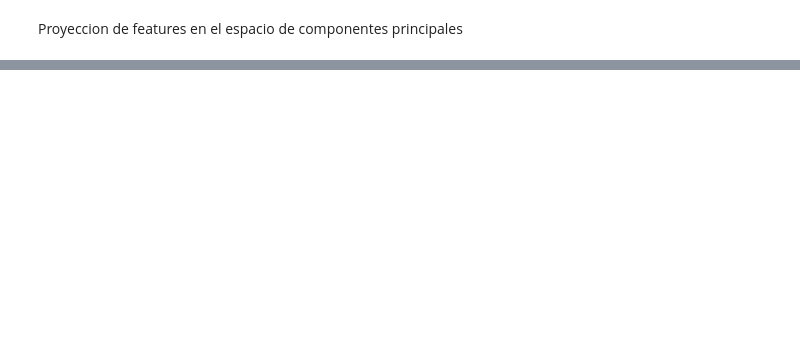
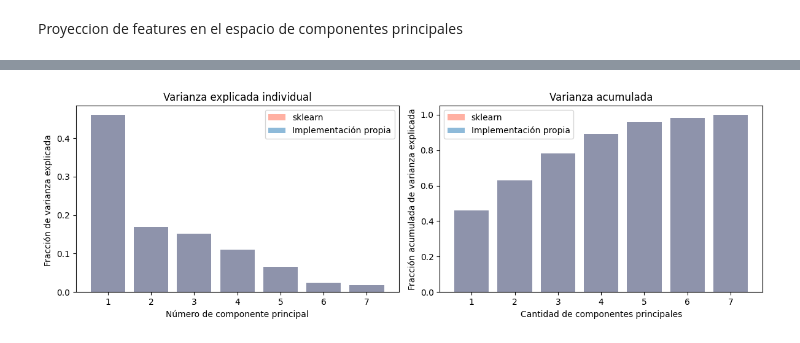
Before and after one commit to JulianDamelamia/guia_pca, a Jupyter notebook: actividad_2_3.ipynb, the cells around one changed output, grey strips where cells are left out. Cells and saved outputs as stored; diff of their text form; code cells hidden in the pictures; blank space fills up the shorter version.

```diff
--- a/actividad_2_3.ipynb
+++ b/actividad_2_3.ipynb
@@ -136,0 +146,36 @@ plt.show()
+# %%
+from sklearn.decomposition import PCA
+pca = PCA(n_components=None)
+pca.fit(X_scaled)
+X_proyectado_sklearn = pca.transform(X_scaled)
+varianza_explicada_sklearn = pca.explained_variance_ratio_
+componentes_sklearn = pca.components_
+# %%
+fig, ax = plt.subplots(1, 2, figsize=(12, 4))
+
+# Eje X común (número de componentes)
+n_componentes = range(1, len(varianza_explicada_sklearn) + 1)
+
+# 1. Gráfico de varianza explicada individual
+ax[0].bar(n_componentes, varianza_explicada_sklearn,color = 'tomato', alpha=0.5, label='sklearn')
+ax[0].bar(n_componentes, varianza_explicada, alpha=0.5, label='Implementación propia')
+ax[0].set_ylabel('Fracción de varianza explicada ')
+ax[0].set_xlabel('Número de componente principal')
+ax[0].set_xticks(n_componentes) # Para asegurar que muestre cada número entero
+ax[0].set_title('Varianza explicada individual')
+ax[0].legend()
+# Varianza acumulada
+varianza_acumulada_sklearn = np.cumsum(varianza_explicada_sklearn)
+
+# 2. Gráfico de varianza acumulada
+ax[1].bar(n_componentes, varianza_acumulada_sklearn, color = 'tomato', alpha=0.5, label='sklearn')
+ax[1].bar(n_componentes, varianza_acumulada, alpha=0.5, label='Implementación propia')
+ax[1].legend()
+ax[1].set_ylabel('Fracción acumulada de varianza explicada')
+ax[1].set_xlabel('Cantidad de componentes principales')
+ax[1].set_xticks(n_componentes)
+ax[1].set_title('Varianza acumulada')
+plt.tight_layout()
+plt.show()
+# %% [output]
+[figure, added]
```
Also changed, not shown: parts of 6 cells of this notebook, 2 other files.
